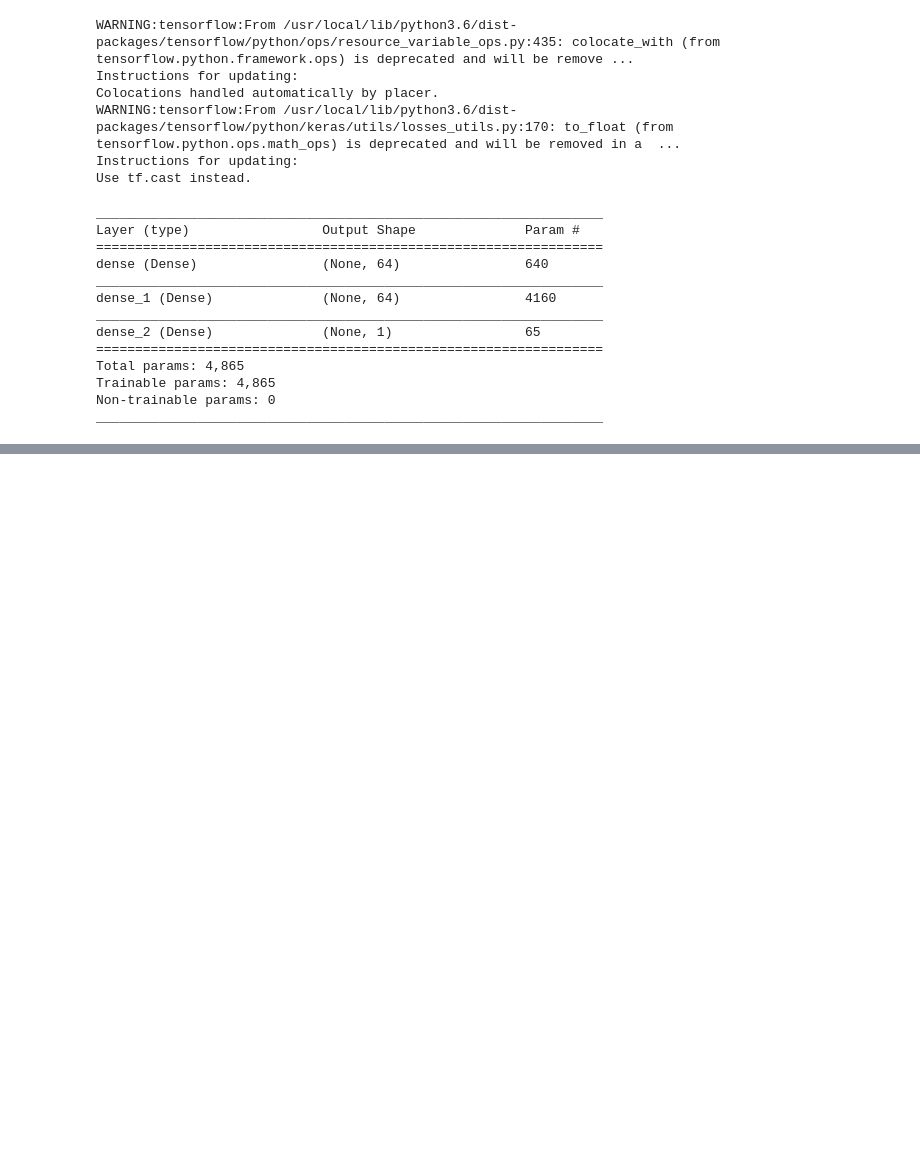
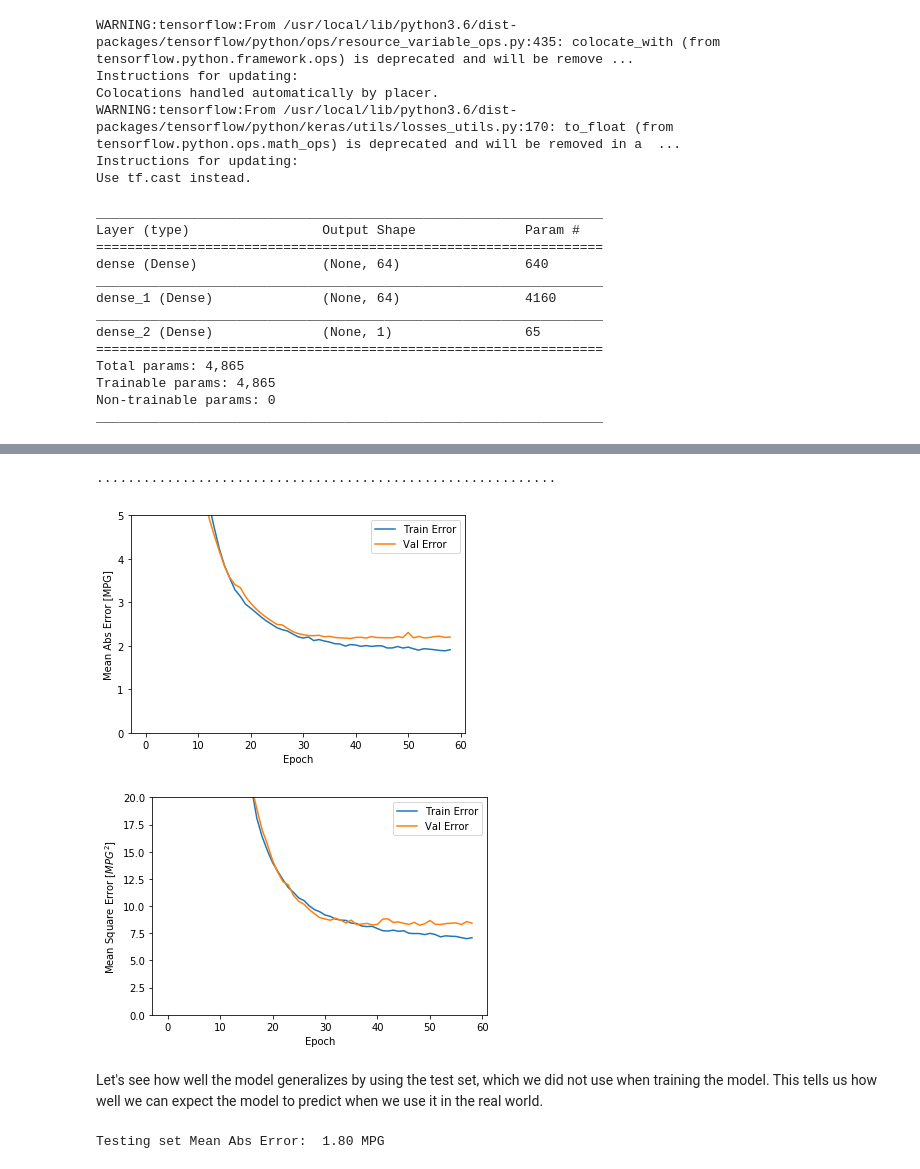
Before and after one commit to KaggleUser93/TensorFlow_AI, a Jupyter notebook: TF_Proj6_AutoFuelEff_Regression.ipynb, the cells around one changed output, grey strips where cells are left out. Saved outputs shown, nothing was run; the diff lists cells and outputs as text; code cells hidden in the pictures; blank space fills up the shorter version.

```diff
--- a/TF_Proj6_AutoFuelEff_Regression.ipynb
+++ b/TF_Proj6_AutoFuelEff_Regression.ipynb
@@ -222,0 +247,22 @@ plot_history(history)
+# %%
+model = build_model()
+
+# The patience parameter is the amount of epochs to check for improvement
+early_stop = keras.callbacks.EarlyStopping(monitor='val_loss', patience=10)
+
+history = model.fit(normed_train_data, train_labels, epochs=EPOCHS,
+                    validation_split = 0.2, verbose=0, callbacks=[early_stop, PrintDot()])
+
+plot_history(history)
+# %% [output]
+...........................................................
+[figure, added]
+[figure, added]
+# %% [markdown]
+Let's see how well the model generalizes by using the test set, which we did not use when training the model. This tells us how well we can expect the model to predict when we use it in the real world.
+# %%
+loss, mae, mse = model.evaluate(normed_test_data, test_labels, verbose=0)
+
+print("Testing set Mean Abs Error: {:5.2f} MPG".format(mae))
+# %% [output]
+Testing set Mean Abs Error:  1.80 MPG
```
Also changed, not shown: parts of 12 cells of this notebook.
